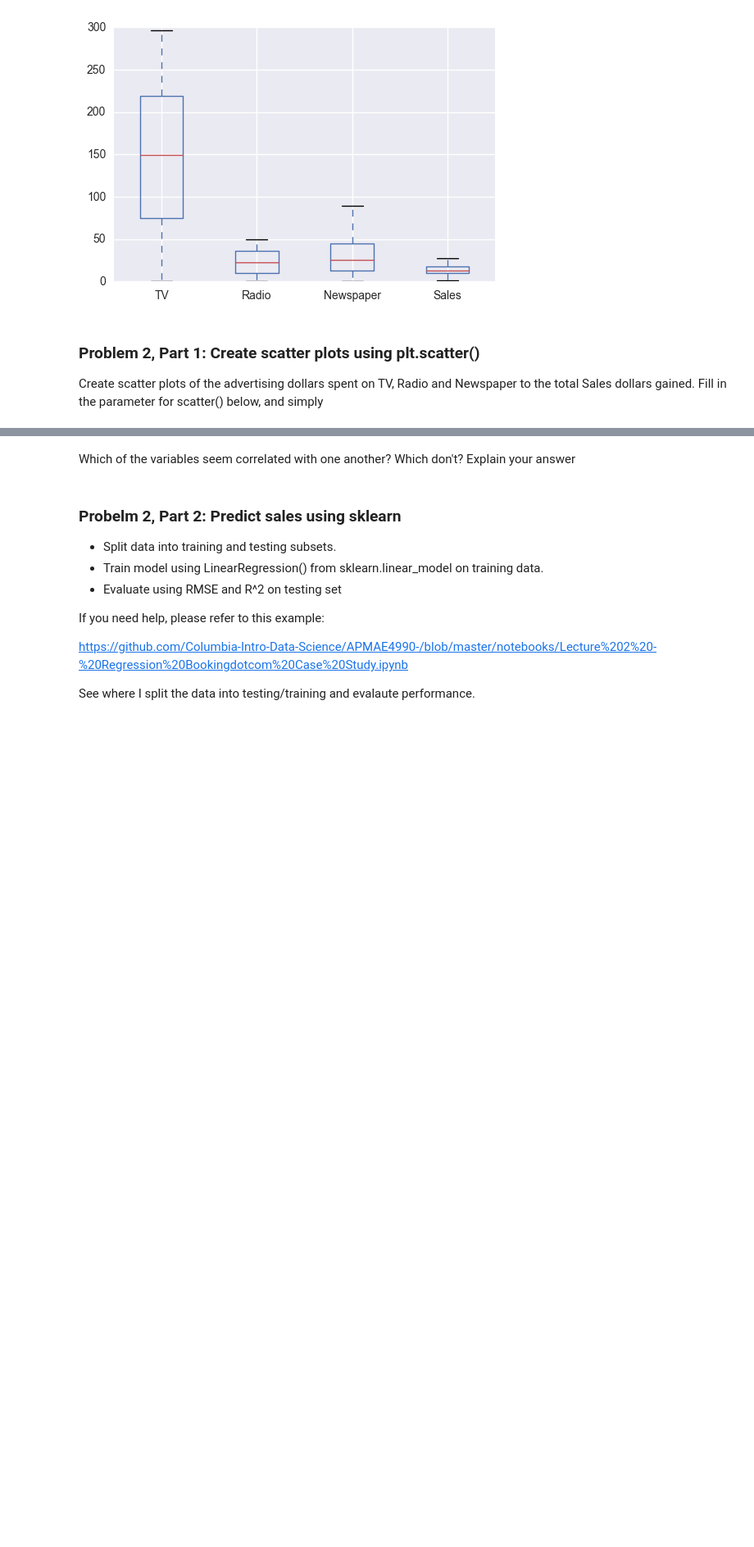
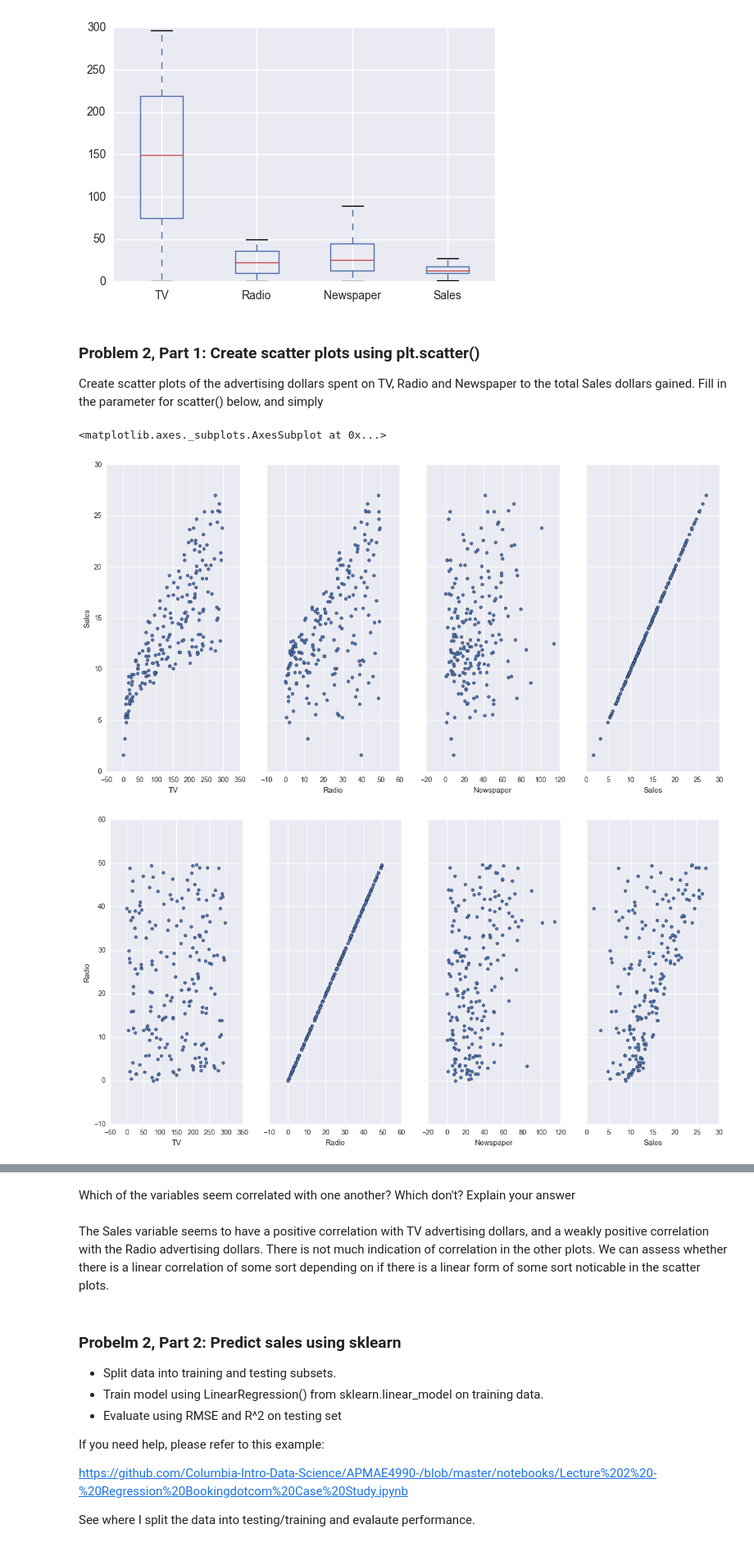
Before and after one commit to Columbia-Intro-Data-Science/python-introduction-radifi, a Jupyter notebook: Homework 1 - Github and Pandas-RachelField.ipynb, the cells around one changed output, grey strips where cells are left out. Shown at 82% size. Saved outputs shown, nothing was run; the diff lists cells and outputs as text; code cells hidden in the pictures; blank space fills up the shorter version.

```diff
--- a/Homework 1 - Github and Pandas-RachelField.ipynb
+++ b/Homework 1 - Github and Pandas-RachelField.ipynb
@@ -79,0 +74,29 @@ plt.scatter(df.loc[:,'Newspaper'], df.loc[:,'Sales'])
+# %%
+from pandas.tools.plotting import scatter_matrix
+fig, axs = plt.subplots(1, 4, sharey=True)
+df.plot(kind='scatter', x='TV', y='Sales', ax=axs[0], figsize=(16, 8))
+df.plot(kind='scatter', x='Radio', y='Sales', ax=axs[1])
+df.plot(kind='scatter', x='Newspaper', y='Sales', ax=axs[2])
+df.plot(kind='scatter', x='Sales', y='Sales', ax=axs[3])
+
+fig, axs = plt.subplots(1, 4, sharey=True)
+df.plot(kind='scatter', x='TV', y='Radio', ax=axs[0], figsize=(16, 8))
+df.plot(kind='scatter', x='Radio', y='Radio', ax=axs[1])
+df.plot(kind='scatter', x='Newspaper', y='Radio', ax=axs[2])
+df.plot(kind='scatter', x='Sales', y='Radio', ax=axs[3])
+
+fig, axs = plt.subplots(1, 4, sharey=True)
+df.plot(kind='scatter', x='TV', y='Newspaper', ax=axs[0], figsize=(16, 8))
+df.plot(kind='scatter', x='Radio', y='Newspaper', ax=axs[1])
+df.plot(kind='scatter', x='Newspaper', y='Newspaper', ax=axs[2])
+df.plot(kind='scatter', x='Sales', y='Newspaper', ax=axs[3])
+
+fig, axs = plt.subplots(1, 4, sharey=True)
+df.plot(kind='scatter', x='TV', y='TV', ax=axs[0], figsize=(16, 8))
+df.plot(kind='scatter', x='Radio', y='TV', ax=axs[1])
+df.plot(kind='scatter', x='Newspaper', y='TV', ax=axs[2])
+df.plot(kind='scatter', x='Sales', y='TV', ax=axs[3])
+# %% [output]
+<matplotlib.axes._subplots.AxesSubplot at 0x...>
+[figure, added]
+[figure, added]
@@ -81,6 +106,8 @@ plt.scatter(df.loc[:,'Newspaper'], df.loc[:,'Sales'])
 from pandas.tools.plotting import scatter_matrix
 # %% [markdown]
 Which of the variables seem correlated with one another? Which don't? Explain your answer
+# %% [markdown]
+The Sales variable seems to have a positive correlation with TV advertising dollars, and a weakly positive correlation with the Radio advertising dollars. There is not much indication of correlation in the other plots. We can assess whether there is a linear correlation of some sort depending on if there is a linear form of some sort noticable in the scatter plots.
 # %% [markdown]
 ### Probelm 2, Part 2: Predict sales using sklearn
 
```
Also changed, not shown: parts of 27 cells of this notebook.
